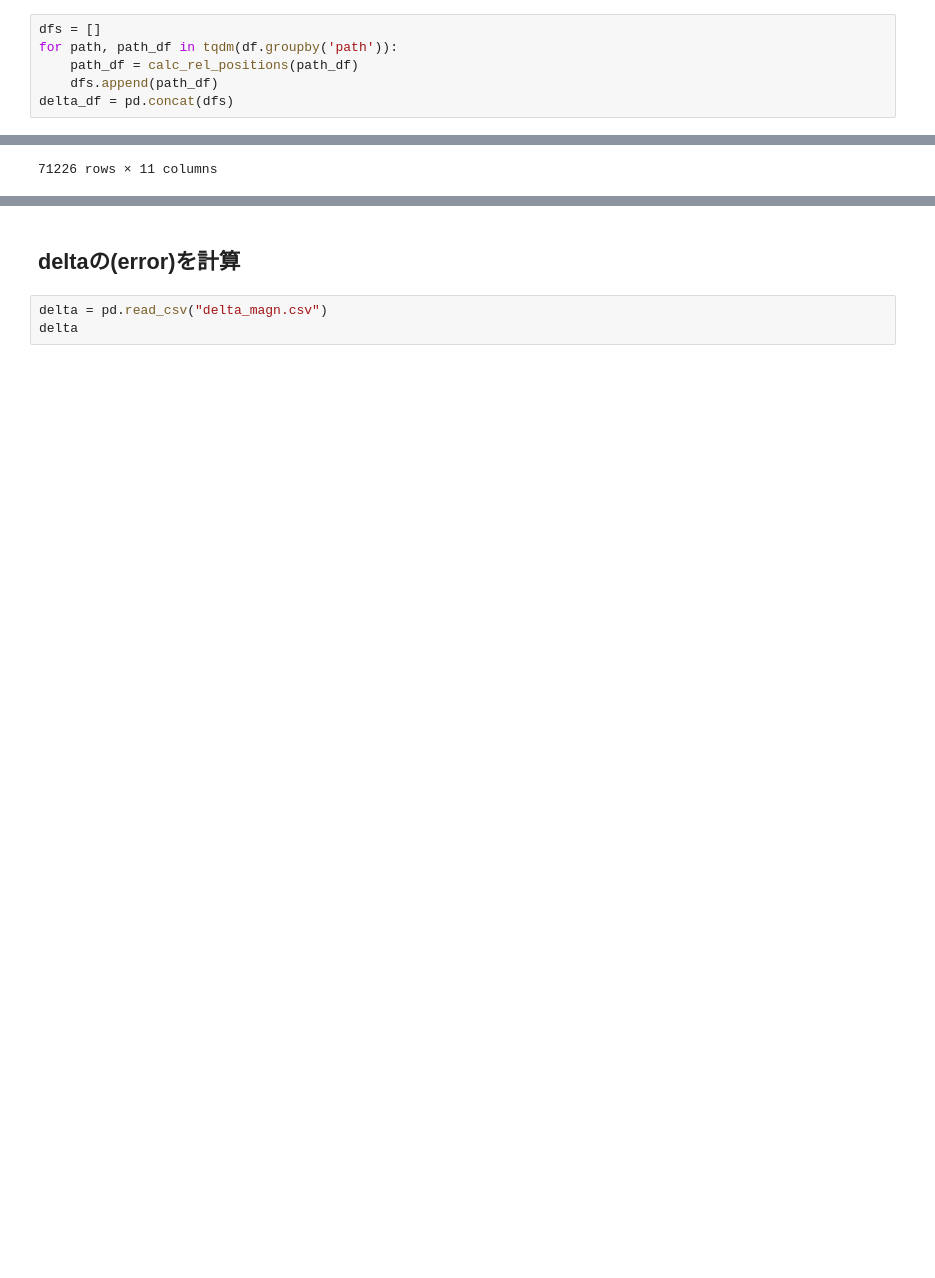
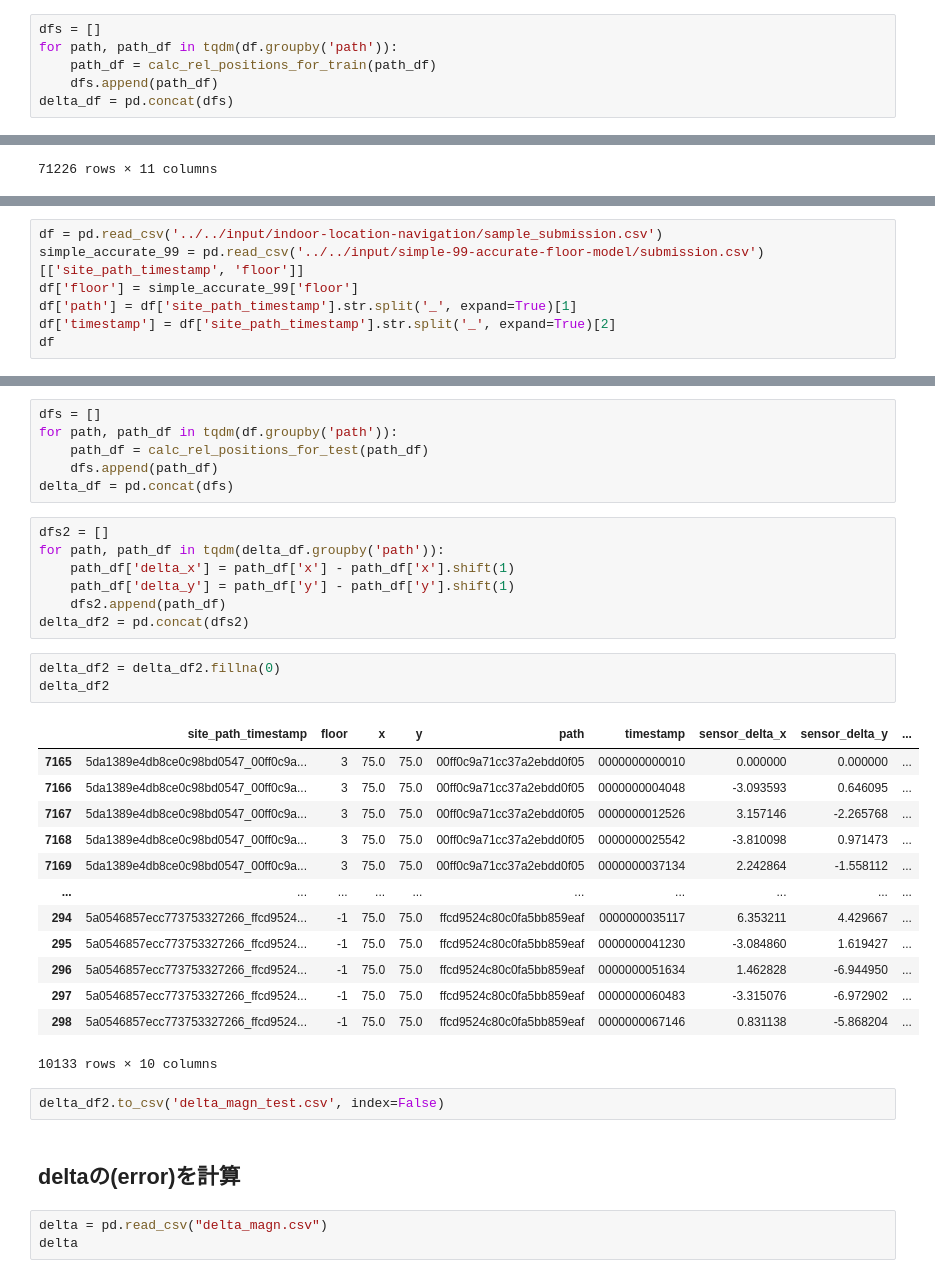
Before and after one commit to kuto5046/kaggle-indoor, a Jupyter notebook: exp/exp046/delta_magn.ipynb, the cells around one changed output, grey strips where cells are left out. Saved outputs shown, nothing was run; the diff lists cells and outputs as text; blank space fills up the shorter version.

```diff
--- a/exp/exp046/delta_magn.ipynb
+++ b/exp/exp046/delta_magn.ipynb
@@ -259,7 +268,7 @@ def calc_rel_positions(path_df):
 # %%
 dfs = []
 for path, path_df in tqdm(df.groupby('path')):
-    path_df = calc_rel_positions(path_df)
+    path_df = calc_rel_positions_for_train(path_df)
     dfs.append(path_df)
 delta_df = pd.concat(dfs)
 # %%
@@ -290,0 +302,7 @@ delta_df2.to_csv('delta_magn.csv', index=False)
+# %%
+df = pd.read_csv('../../input/indoor-location-navigation/sample_submission.csv')
+simple_accurate_99 = pd.read_csv('../../input/simple-99-accurate-floor-model/submission.csv')[['site_path_timestamp', 'floor']]
+df['floor'] = simple_accurate_99['floor']
+df['path'] = df['site_path_timestamp'].str.split('_', expand=True)[1]
+df['timestamp'] = df['site_path_timestamp'].str.split('_', expand=True)[2]
+df
@@ -291,3 +323,35 @@ delta_df2.to_csv('delta_magn.csv', index=False)
+# %%
+dfs = []
+for path, path_df in tqdm(df.groupby('path')):
+    path_df = calc_rel_positions_for_test(path_df)
+    dfs.append(path_df)
+delta_df = pd.concat(dfs)
+# %%
+dfs2 = []
+for path, path_df in tqdm(delta_df.groupby('path')):
+    path_df['delta_x'] = path_df['x'] - path_df['x'].shift(1)
+    path_df['delta_y'] = path_df['y'] - path_df['y'].shift(1)
+    dfs2.append(path_df)
+delta_df2 = pd.concat(dfs2)
+# %%
+delta_df2 = delta_df2.fillna(0)
+delta_df2
+# %% [output]
+|  | site_path_timestamp | floor | x | y | path | timestamp | sensor_delta_x | sensor_delta_y | ... |
+| 7165 | 5da1389e4db8ce0c98bd0547_00ff0c9a... | 3 | 75.0 | 75.0 | 00ff0c9a71cc37a2ebdd0f05 | 0000000000010 | 0.000000 | 0.000000 | ... |
+| 7166 | 5da1389e4db8ce0c98bd0547_00ff0c9a... | 3 | 75.0 | 75.0 | 00ff0c9a71cc37a2ebdd0f05 | 0000000004048 | -3.093593 | 0.646095 | ... |
+| 7167 | 5da1389e4db8ce0c98bd0547_00ff0c9a... | 3 | 75.0 | 75.0 | 00ff0c9a71cc37a2ebdd0f05 | 0000000012526 | 3.157146 | -2.265768 | ... |
+| 7168 | 5da1389e4db8ce0c98bd0547_00ff0c9a... | 3 | 75.0 | 75.0 | 00ff0c9a71cc37a2ebdd0f05 | 0000000025542 | -3.810098 | 0.971473 | ... |
+| 7169 | 5da1389e4db8ce0c98bd0547_00ff0c9a... | 3 | 75.0 | 75.0 | 00ff0c9a71cc37a2ebdd0f05 | 0000000037134 | 2.242864 | -1.558112 | ... |
+| ... | ... | ... | ... | ... | ... | ... | ... | ... | ... |
+| 294 | 5a0546857ecc773753327266_ffcd9524... | -1 | 75.0 | 75.0 | ffcd9524c80c0fa5bb859eaf | 0000000035117 | 6.353211 | 4.429667 | ... |
+| 295 | 5a0546857ecc773753327266_ffcd9524... | -1 | 75.0 | 75.0 | ffcd9524c80c0fa5bb859eaf | 0000000041230 | -3.084860 | 1.619427 | ... |
+| 296 | 5a0546857ecc773753327266_ffcd9524... | -1 | 75.0 | 75.0 | ffcd9524c80c0fa5bb859eaf | 0000000051634 | 1.462828 | -6.944950 | ... |
+| 297 | 5a0546857ecc773753327266_ffcd9524... | -1 | 75.0 | 75.0 | ffcd9524c80c0fa5bb859eaf | 0000000060483 | -3.315076 | -6.972902 | ... |
+| 298 | 5a0546857ecc773753327266_ffcd9524... | -1 | 75.0 | 75.0 | ffcd9524c80c0fa5bb859eaf | 0000000067146 | 0.831138 | -5.868204 | ... |
+10133 rows × 10 columns
+# %%
+delta_df2.to_csv('delta_magn_test.csv', index=False)
 # %% [markdown]
 ## deltaの(error)を計算
 # %%
```
Also changed, not shown: parts of 10 cells of this notebook, 5 other files.
